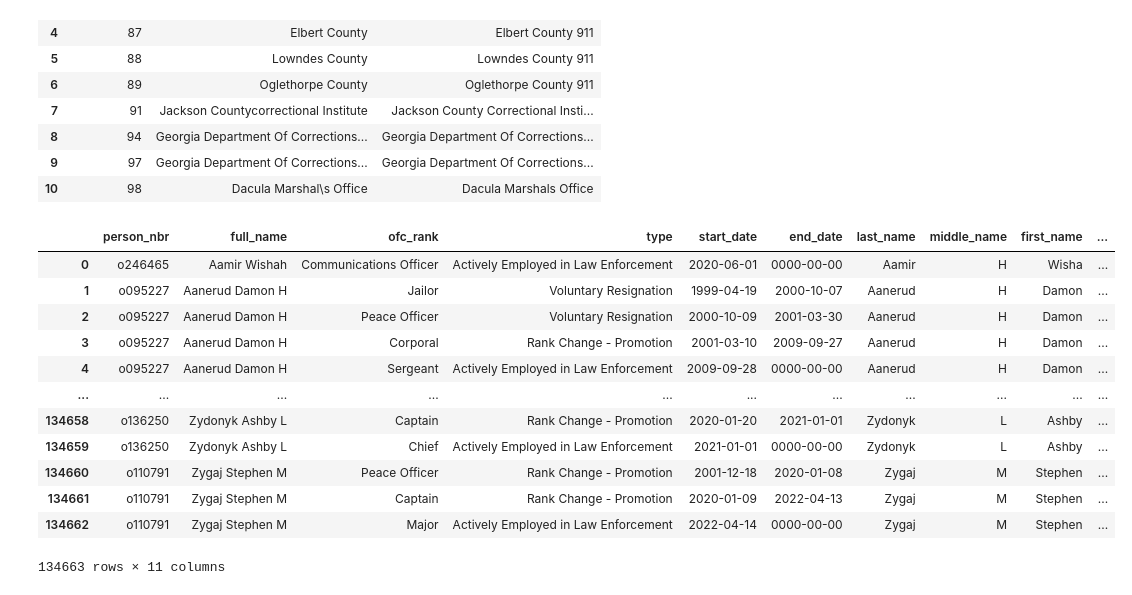
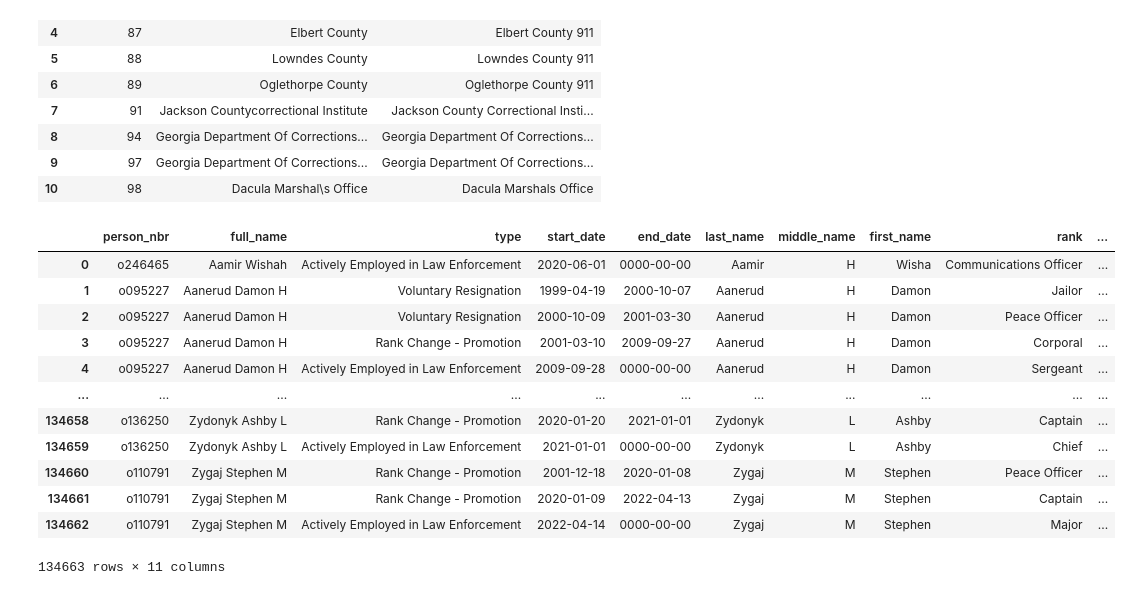
Before and after one commit to ayyubibrahimi/us-post-data, a Jupyter notebook: notebooks/clean/GA/clean.ipynb, the cells around one changed output. Saved outputs shown, nothing was run; the diff lists cells and outputs as text; code cells hidden in the pictures.

```diff
--- a/notebooks/clean/GA/clean.ipynb
+++ b/notebooks/clean/GA/clean.ipynb
@@ -54,7 +65,7 @@ def clean_per_nbr(df):
 
 
 def clean_rank(df):
-    df.loc[:, "ofc_rank"] = (df
+    df.loc[:, "rank"] = (df
                              .ofc_rank
                              .str.lower()
                              .str.strip()
@@ -64,17 +75,17 @@ def clean_rank(df):
                              .str.replace(r"corr\. \/", "corrections", regex=True)
                              .str.replace(r"transfer ofc \(corr ofc certified\)", "transfer officer (certified corrrections officer)", regex=True)
                              .str.replace(r"unit manager \(corr ofc certified\)", "unit manager (certified corrections officer)", regex=True)
-                             .str.replace(r"reserve ofc - lt \(peace ofc\)", "reserve lieutenant", regex=True)
+                             .str.replace(r"reserve ofc - lt \(peace ofc\)", "reserve lieutenant (peace officer)", regex=True)
                              .str.replace(r"(.+)? ?fire (.+)?", "", regex=True)
                              .str.replace(r" \(s\.a\.c\.\)", "", regex=True)
-                             .str.replace(r"reserve ofc-lt\. col\.\(peace ofc\)", "reserve lieutenant colonel", regex=True)
+                             .str.replace(r"reserve ofc-lt\. col\.\(peace ofc\)", "reserve lieutenant colonel (peace officer)", regex=True)
                              .str.replace(r"\(corr ofc - sworn\)", "(sworn corrections officer)")
                              .str.replace(r"corr\. off\.", "corrections officer", regex=True)
                              .str.replace(r"ofc$", "officer", regex=True)
                              .str.replace(r"asst\.? ", "assistant ", regex=True)
                              .str.replace(r"med\.", "medical", regex=True)
                              .str.replace(r"admin\.", "administrative", regex=True)
-                             .str.replace(r"reserve ofc - sgt \(peace ofc\)", "reserve sergeant", regex=True)
+                             .str.replace(r"reserve ofc - sgt \(peace ofc\)", "reserve sergeant (peace officer)", regex=True)
                              .str.replace(r"crime scene inv ", "crime scene investigator ", regex=True)
                              .str.replace(r"- peace ofc \(sworn\)", "(sworn peace officer)", regex=True)
                              .str.replace(r"reserve ofc - major \(peace ofc\)", "reserve major", regex=True)
@@ -108,3 +119,5 @@ dfa = dfa.pipe(split_names).pipe(clean_per_nbr).pipe(clean_rank)
 
 
 dfa = dfa[~((dfa.agcy_name.fillna("") == ""))]
+
+dfa = dfa.drop(columns=["ofc_rank"])
@@ -319,20 +314,20 @@ get_unique_fuzzy_matches(merged_df, 1)
 # %%
 merged_df = merged_df.drop(columns=["agcy_name_x", "agcy_uid", "fuzzy_score"])
 
-merged_df = merged_df.rename(columns={"agcy_name_y": "agcy_name"})
+cleaned_df = merged_df.rename(columns={"agcy_name_y": "agcy_name"})
 
-merged_df
+cleaned_df
 # %% [output]
-|  | person_nbr | full_name | ofc_rank | type | start_date | end_date | last_name | middle_name | first_name | ... |
-| 0 | o246465 | Aamir Wishah | Communications Officer | Actively Employed in Law Enforcement | 2020-06-01 | 0000-00-00 | Aamir | H | Wisha | ... |
-| 1 | o095227 | Aanerud Damon H | Jailor | Voluntary Resignation | 1999-04-19 | 2000-10-07 | Aanerud | H | Damon | ... |
-| 2 | o095227 | Aanerud Damon H | Peace Officer | Voluntary Resignation | 2000-10-09 | 2001-03-30 | Aanerud | H | Damon | ... |
-| 3 | o095227 | Aanerud Damon H | Corporal | Rank Change - Promotion | 2001-03-10 | 2009-09-27 | Aanerud | H | Damon | ... |
-| 4 | o095227 | Aanerud Damon H | Sergeant | Actively Employed in Law Enforcement | 2009-09-28 | 0000-00-00 | Aanerud | H | Damon | ... |
+|  | person_nbr | full_name | type | start_date | end_date | last_name | middle_name | first_name | rank | ... |
+| 0 | o246465 | Aamir Wishah | Actively Employed in Law Enforcement | 2020-06-01 | 0000-00-00 | Aamir | H | Wisha | Communications Officer | ... |
+| 1 | o095227 | Aanerud Damon H | Voluntary Resignation | 1999-04-19 | 2000-10-07 | Aanerud | H | Damon | Jailor | ... |
+| 2 | o095227 | Aanerud Damon H | Voluntary Resignation | 2000-10-09 | 2001-03-30 | Aanerud | H | Damon | Peace Officer | ... |
+| 3 | o095227 | Aanerud Damon H | Rank Change - Promotion | 2001-03-10 | 2009-09-27 | Aanerud | H | Damon | Corporal | ... |
+| 4 | o095227 | Aanerud Damon H | Actively Employed in Law Enforcement | 2009-09-28 | 0000-00-00 | Aanerud | H | Damon | Sergeant | ... |
 | ... | ... | ... | ... | ... | ... | ... | ... | ... | ... | ... |
-| 134658 | o136250 | Zydonyk Ashby L | Captain | Rank Change - Promotion | 2020-01-20 | 2021-01-01 | Zydonyk | L | Ashby | ... |
-| 134659 | o136250 | Zydonyk Ashby L | Chief | Actively Employed in Law Enforcement | 2021-01-01 | 0000-00-00 | Zydonyk | L | Ashby | ... |
-| 134660 | o110791 | Zygaj Stephen M | Peace Officer | Rank Change - Promotion | 2001-12-18 | 2020-01-08 | Zygaj | M | Stephen | ... |
-| 134661 | o110791 | Zygaj Stephen M | Captain | Rank Change - Promotion | 2020-01-09 | 2022-04-13 | Zygaj | M | Stephen | ... |
-| 134662 | o110791 | Zygaj Stephen M | Major | Actively Employed in Law Enforcement | 2022-04-14 | 0000-00-00 | Zygaj | M | Stephen | ... |
+| 134658 | o136250 | Zydonyk Ashby L | Rank Change - Promotion | 2020-01-20 | 2021-01-01 | Zydonyk | L | Ashby | Captain | ... |
+| 134659 | o136250 | Zydonyk Ashby L | Actively Employed in Law Enforcement | 2021-01-01 | 0000-00-00 | Zydonyk | L | Ashby | Chief | ... |
+| 134660 | o110791 | Zygaj Stephen M | Rank Change - Promotion | 2001-12-18 | 2020-01-08 | Zygaj | M | Stephen | Peace Officer | ... |
+| 134661 | o110791 | Zygaj Stephen M | Rank Change - Promotion | 2020-01-09 | 2022-04-13 | Zygaj | M | Stephen | Captain | ... |
+| 134662 | o110791 | Zygaj Stephen M | Actively Employed in Law Enforcement | 2022-04-14 | 0000-00-00 | Zygaj | M | Stephen | Major | ... |
 134663 rows × 11 columns
```
Also changed, not shown: parts of 5 cells of this notebook.
